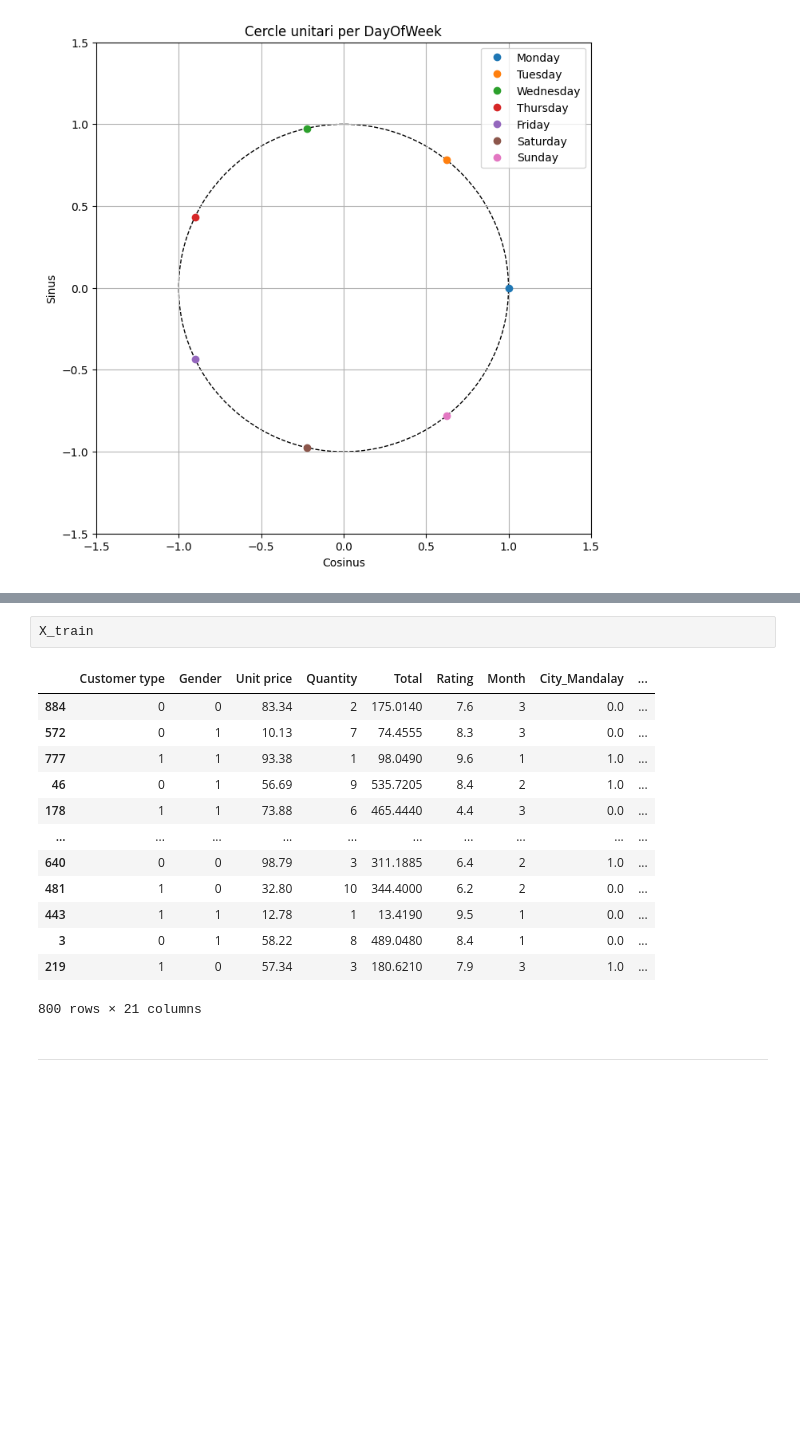
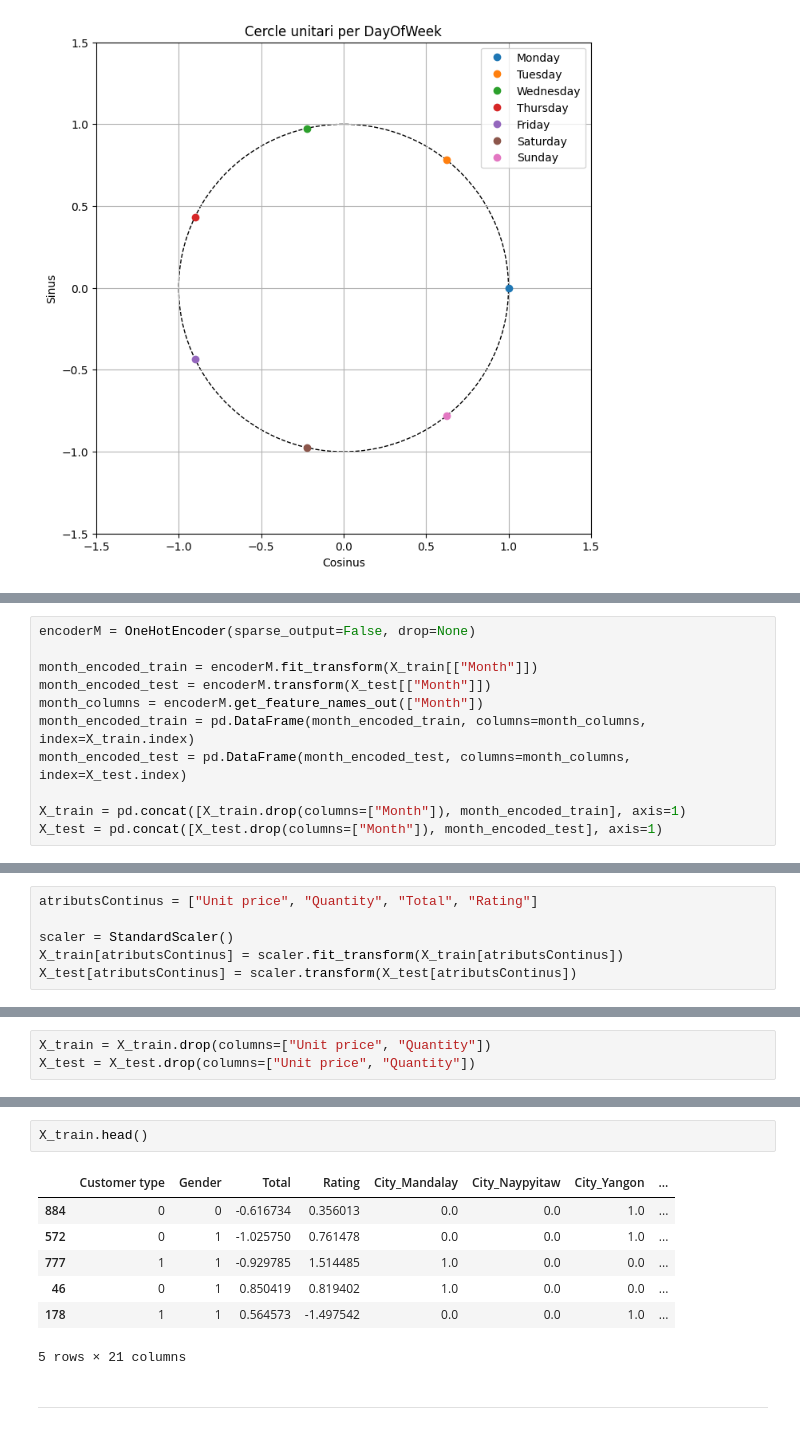
Before and after one commit to gabozan/Predictive-Modeling-on-Supermarket-Sales, a Jupyter notebook: supermarket_sales.ipynb, the cells around one changed output, grey strips where cells are left out. Cells and saved outputs as stored; diff of their text form; blank space fills up the shorter version.

```diff
--- a/supermarket_sales.ipynb
+++ b/supermarket_sales.ipynb
@@ -470,2 +471,13 @@ plt.show()
+# %%
+encoderM = OneHotEncoder(sparse_output=False, drop=None)
+
+month_encoded_train = encoderM.fit_transform(X_train[["Month"]])
+month_encoded_test = encoderM.transform(X_test[["Month"]])
+month_columns = encoderM.get_feature_names_out(["Month"])
+month_encoded_train = pd.DataFrame(month_encoded_train, columns=month_columns, index=X_train.index)
+month_encoded_test = pd.DataFrame(month_encoded_test, columns=month_columns, index=X_test.index)
+
+X_train = pd.concat([X_train.drop(columns=["Month"]), month_encoded_train], axis=1)
+X_test = pd.concat([X_test.drop(columns=["Month"]), month_encoded_test], axis=1)
 # %% [markdown]
 Ara que ja tenim totes les dades en format numèric, el següent pas es normalitzar les dades. L’objectiu d’aquesta normalització és garantir que totes les variables tinguin una escala similar. Això és especialment rellevant quan es treballa amb models que utilitzen distàncies o càlculs geomètrics, es a dir, models que sensibles a l'escala com la regressió logística o KNN, ja que atributs amb escales molt diferents poden influir desproporcionadament en els resultats.
@@ -471,0 +486,6 @@ Ara que ja tenim totes les dades en format numèric, el següent pas es normalit
+# %%
+atributsContinus = ["Unit price", "Quantity", "Total", "Rating"]
+
+scaler = StandardScaler()
+X_train[atributsContinus] = scaler.fit_transform(X_train[atributsContinus])
+X_test[atributsContinus] = scaler.transform(X_test[atributsContinus])
@@ -471,0 +504,3 @@ Ara que ja tenim totes les dades en format numèric, el següent pas es normalit
+# %%
+X_train = X_train.drop(columns=["Unit price", "Quantity"])
+X_test = X_test.drop(columns=["Unit price", "Quantity"])
@@ -472,19 +511,13 @@ Ara que ja tenim totes les dades en format numèric, el següent pas es normalit
 # %%
-X_train
+X_train.head()
 # %% [output]
-|  | Customer type | Gender | Unit price | Quantity | Total | Rating | Month | City_Mandalay | ... |
-| 884 | 0 | 0 | 83.34 | 2 | 175.0140 | 7.6 | 3 | 0.0 | ... |
-| 572 | 0 | 1 | 10.13 | 7 | 74.4555 | 8.3 | 3 | 0.0 | ... |
-| 777 | 1 | 1 | 93.38 | 1 | 98.0490 | 9.6 | 1 | 1.0 | ... |
-| 46 | 0 | 1 | 56.69 | 9 | 535.7205 | 8.4 | 2 | 1.0 | ... |
-| 178 | 1 | 1 | 73.88 | 6 | 465.4440 | 4.4 | 3 | 0.0 | ... |
-| ... | ... | ... | ... | ... | ... | ... | ... | ... | ... |
-| 640 | 0 | 0 | 98.79 | 3 | 311.1885 | 6.4 | 2 | 1.0 | ... |
-| 481 | 1 | 0 | 32.80 | 10 | 344.4000 | 6.2 | 2 | 0.0 | ... |
-| 443 | 1 | 1 | 12.78 | 1 | 13.4190 | 9.5 | 1 | 0.0 | ... |
-| 3 | 0 | 1 | 58.22 | 8 | 489.0480 | 8.4 | 1 | 0.0 | ... |
-| 219 | 1 | 0 | 57.34 | 3 | 180.6210 | 7.9 | 3 | 1.0 | ... |
+|  | Customer type | Gender | Total | Rating | City_Mandalay | City_Naypyitaw | City_Yangon | ... |
+| 884 | 0 | 0 | -0.616734 | 0.356013 | 0.0 | 0.0 | 1.0 | ... |
+| 572 | 0 | 1 | -1.025750 | 0.761478 | 0.0 | 0.0 | 1.0 | ... |
+| 777 | 1 | 1 | -0.929785 | 1.514485 | 1.0 | 0.0 | 0.0 | ... |
+| 46 | 0 | 1 | 0.850419 | 0.819402 | 1.0 | 0.0 | 0.0 | ... |
+| 178 | 1 | 1 | 0.564573 | -1.497542 | 0.0 | 0.0 | 1.0 | ... |
-800 rows × 21 columns
+5 rows × 21 columns
 # %% [markdown]
 ---
 # %% [markdown]
```
Also changed, not shown: parts of 8 cells of this notebook.
